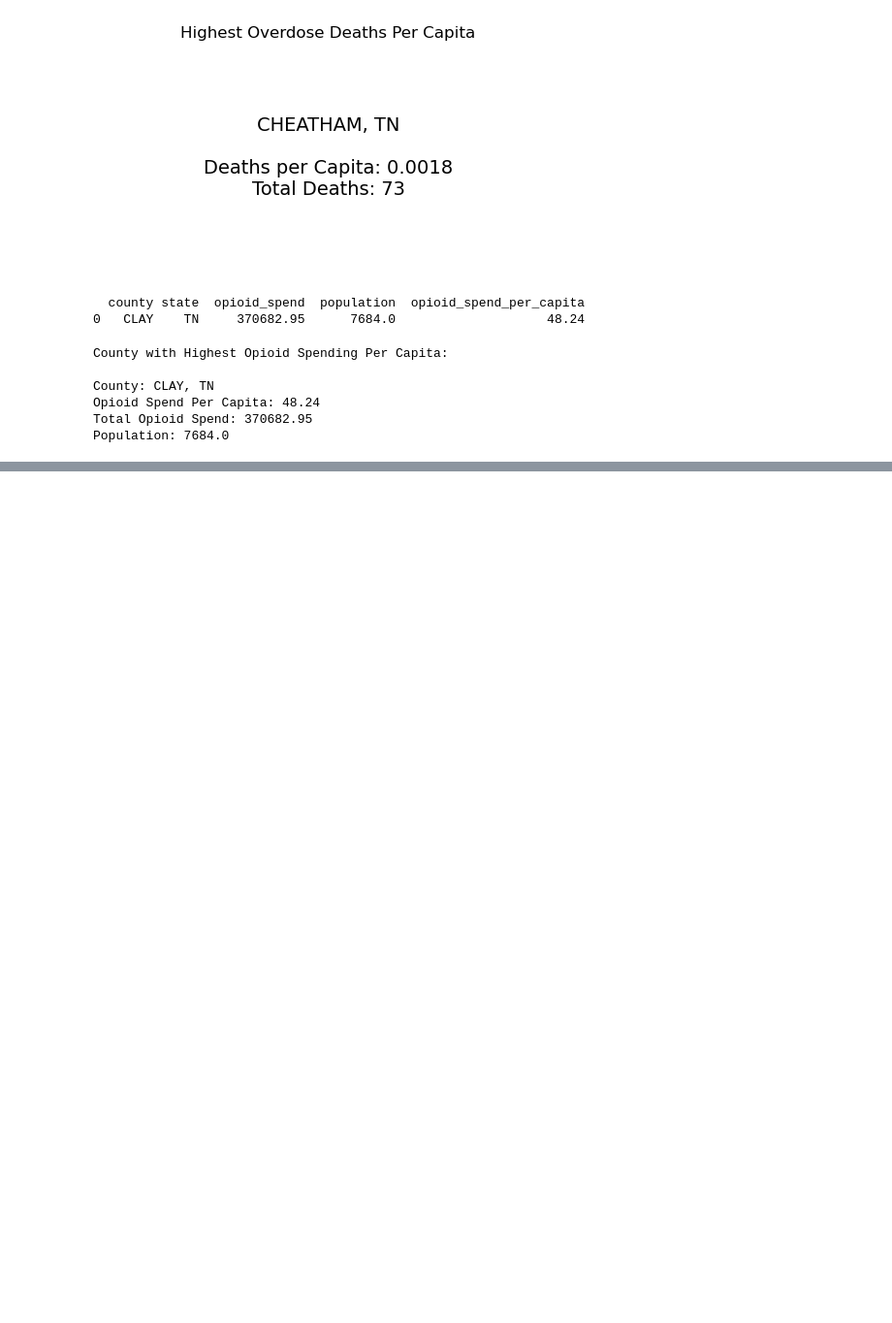
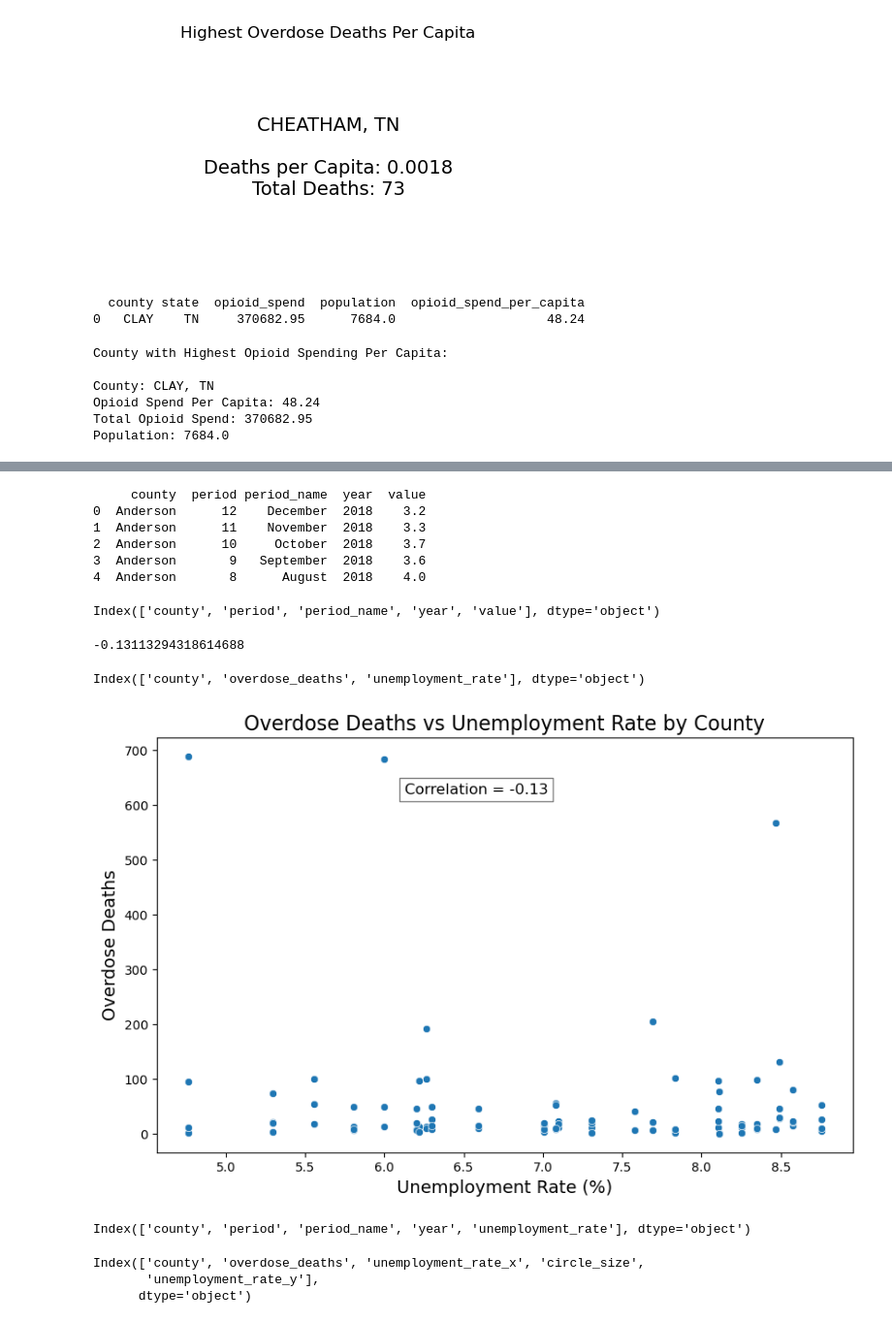
Before and after one commit to NewForce-Data-Cohort-12/prescriber-now-in-python-the-appalachian-undertakers, a Jupyter notebook: SQLgroupproject.ipynb, the cells around one changed output, grey strips where cells are left out. Shown at 97% size. Drawn from its saved outputs; the diff is of its cells as text; code cells hidden in the pictures; blank space fills up the shorter version.

```diff
--- a/SQLgroupproject.ipynb
+++ b/SQLgroupproject.ipynb
@@ -1272,0 +1089,12 @@ Population: 7684.0
+# %%
+query = "SELECT * FROM unemployment"
+ecd_df = pd.read_sql(query, engine_ecd)
+
+print(ecd_df.head())
+# %% [output]
+     county  period period_name  year  value
+0  Anderson      12    December  2018    3.2
+1  Anderson      11    November  2018    3.3
+2  Anderson      10     October  2018    3.7
+3  Anderson       9   September  2018    3.6
+4  Anderson       8      August  2018    4.0
@@ -1272,0 +1115,3 @@ Population: 7684.0
+# %%
+df_deaths['county'] = df_deaths['county'].str.strip().str.lower()
+ecd_df['county'] = ecd_df['county'].str.strip().str.lower()
@@ -1272,0 +1120,51 @@ Population: 7684.0
+# %%
+print(ecd_df.columns)
+# %% [output]
+Index(['county', 'period', 'period_name', 'year', 'value'], dtype='object')
+# %%
+ecd_df = ecd_df.rename(columns={'value': 'unemployment_rate'})
+# %%
+ecd_grouped = ecd_df.groupby('county')['unemployment_rate'].mean().reset_index()
+# %%
+df = df_deaths.merge(ecd_grouped, on='county')
+
+correlation = df['unemployment_rate'].corr(df['overdose_deaths'])
+print(correlation)
+# %% [output]
+-0.13113294318614688
+# %%
+# Step 1: Check the columns in your merged df
+print(df.columns)
+# %% [output]
+Index(['county', 'overdose_deaths', 'unemployment_rate'], dtype='object')
+# %%
+import matplotlib.pyplot as plt
+import seaborn as sns
+
+plt.figure(figsize=(10,6))
+
+# Scatter plot
+sns.scatterplot(
+    data=df,
+    x='unemployment_rate',
+    y='overdose_deaths'
+)
+
+# Titles and labels
+plt.title('Overdose Deaths vs Unemployment Rate by County', fontsize=16)
+plt.xlabel('Unemployment Rate (%)', fontsize=14)
+plt.ylabel('Overdose Deaths', fontsize=14)
+
+# Show correlation on the plot
+corr = df['unemployment_rate'].corr(df['overdose_deaths'])
+plt.text(
+    x=df['unemployment_rate'].max()*0.7,
+    y=df['overdose_deaths'].max()*0.9,
+    s=f'Correlation = {corr:.2f}',
+    fontsize=12,
+    bbox=dict(facecolor='white', alpha=0.5)
+)
+
+plt.show()
+# %% [output]
+[figure, added]
@@ -1272,0 +1174,10 @@ Population: 7684.0
+# %%
+print(ecd_df.columns)
+# %% [output]
+Index(['county', 'period', 'period_name', 'year', 'unemployment_rate'], dtype='object')
+# %%
+merged_df.columns
+# %% [output]
+Index(['county', 'overdose_deaths', 'unemployment_rate_x', 'circle_size',
+       'unemployment_rate_y'],
+      dtype='object')
```
Also changed, not shown: parts of 46 cells of this notebook.
